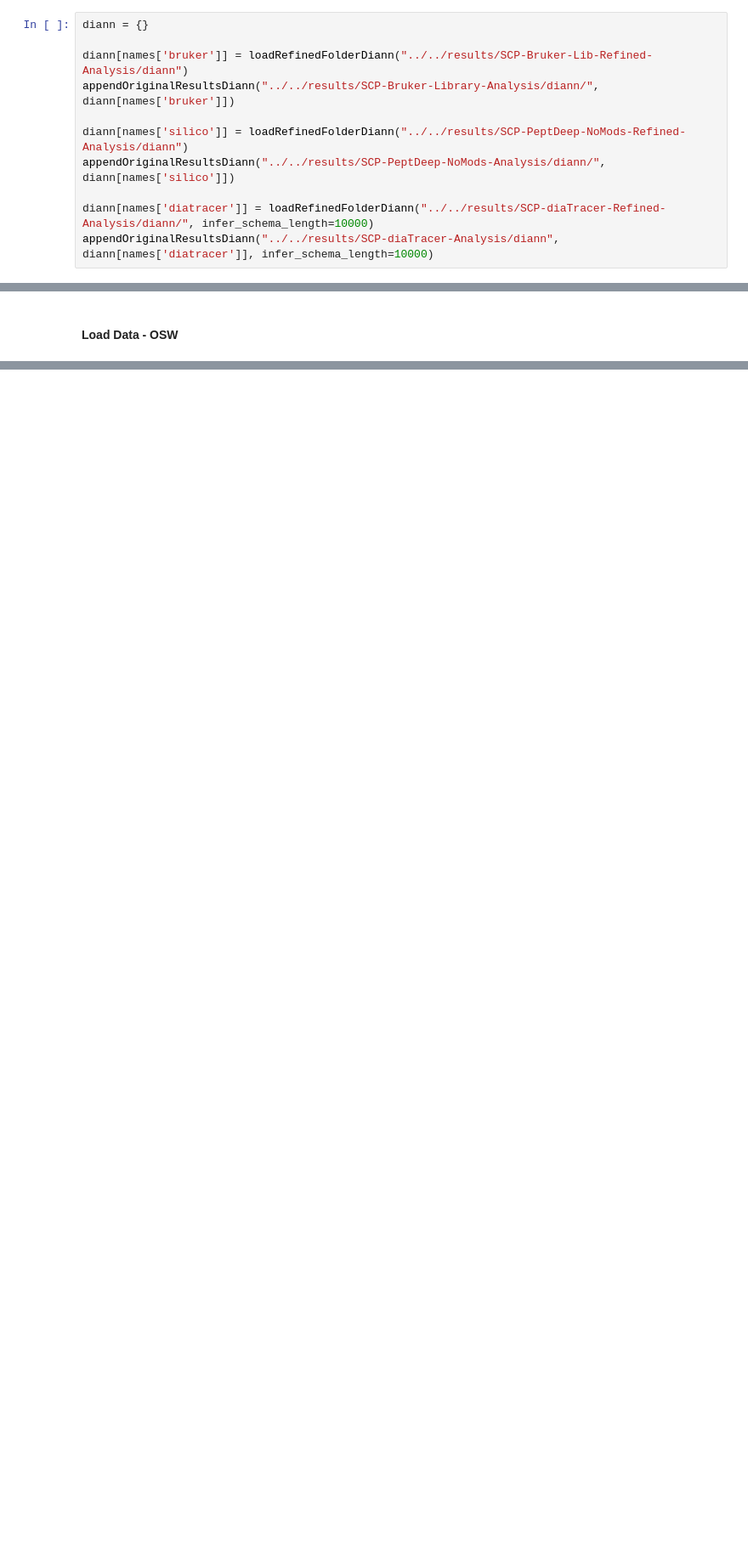
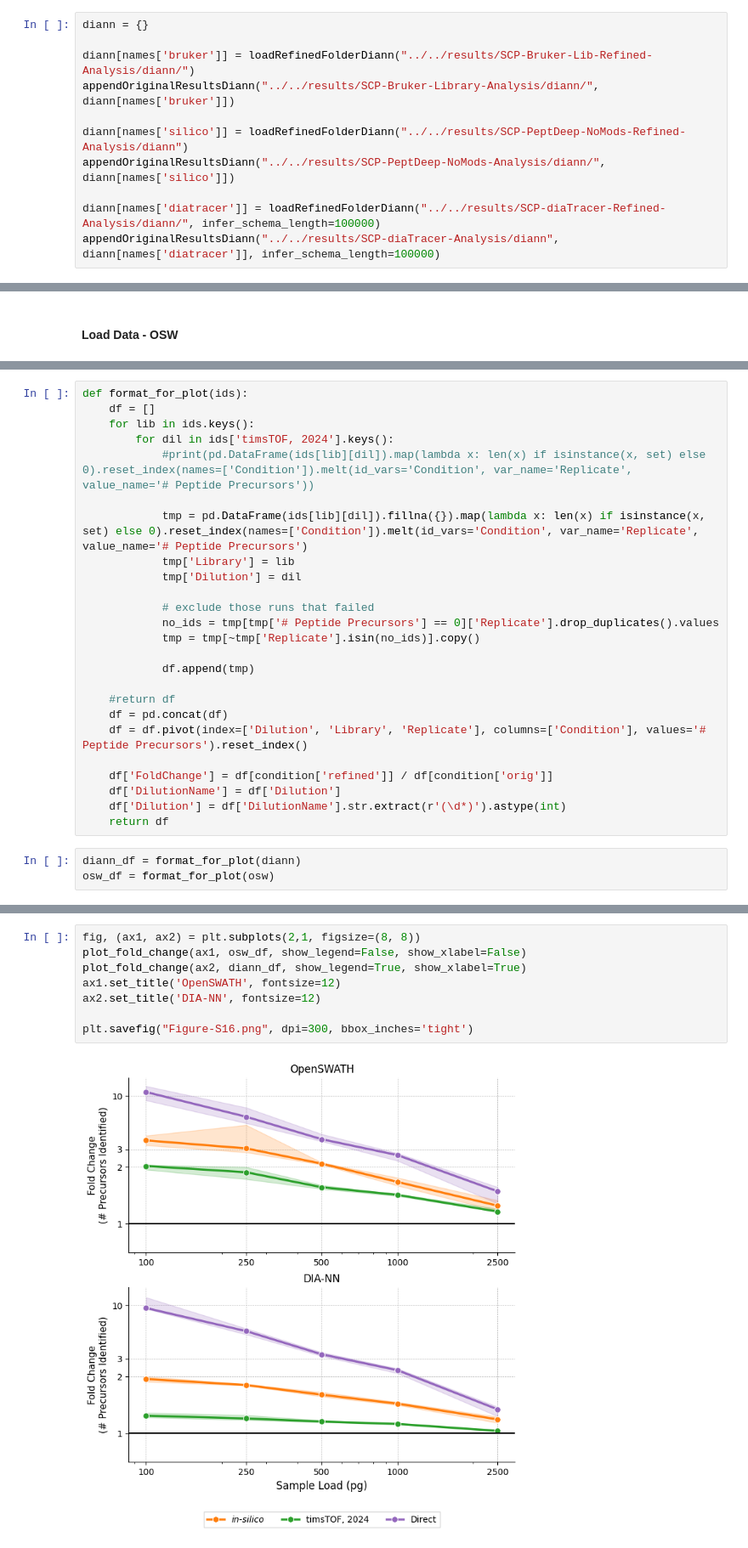
Before and after one commit to jcharkow/reference-based-diaPASEF-Libraries, a Jupyter notebook: figures/Supplemental/Figure-S16.ipynb, the cells around one changed output, grey strips where cells are left out. Shown at 85% size. Saved outputs shown, nothing was run; the diff lists cells and outputs as text; blank space fills up the shorter version.

```diff
--- a/figures/Supplemental/Figure-S16.ipynb
+++ b/figures/Supplemental/Figure-S16.ipynb
@@ -156,12 +140,12 @@ def appendOriginalResultsDiann(diann_dir, rslts, **kwargs):
 # %%
 diann = {}
 
-diann[names['bruker']] = loadRefinedFolderDiann("../../results/SCP-Bruker-Lib-Refined-Analysis/diann")
+diann[names['bruker']] = loadRefinedFolderDiann("../../results/SCP-Bruker-Lib-Refined-Analysis/diann/")
 appendOriginalResultsDiann("../../results/SCP-Bruker-Library-Analysis/diann/", diann[names['bruker']])
 
 diann[names['silico']] = loadRefinedFolderDiann("../../results/SCP-PeptDeep-NoMods-Refined-Analysis/diann")
 appendOriginalResultsDiann("../../results/SCP-PeptDeep-NoMods-Analysis/diann/", diann[names['silico']])
 
-diann[names['diatracer']] = loadRefinedFolderDiann("../../results/SCP-diaTracer-Refined-Analysis/diann/", infer_schema_length=10000)
-appendOriginalResultsDiann("../../results/SCP-diaTracer-Analysis/diann", diann[names['diatracer']], infer_schema_length=10000)
+diann[names['diatracer']] = loadRefinedFolderDiann("../../results/SCP-diaTracer-Refined-Analysis/diann/", infer_schema_length=100000)
+appendOriginalResultsDiann("../../results/SCP-diaTracer-Analysis/diann", diann[names['diatracer']], infer_schema_length=100000)
 # %% [output]
@@ -625,0 +345,28 @@ with sns.plotting_context('notebook', font_scale=1.1):
+# %%
+def format_for_plot(ids):
+    df = []
+    for lib in ids.keys():
+        for dil in ids['timsTOF, 2024'].keys():
+            #print(pd.DataFrame(ids[lib][dil]).map(lambda x: len(x) if isinstance(x, set) else 0).reset_index(names=['Condition']).melt(id_vars='Condition', var_name='Replicate', value_name='# Peptide Precursors'))
+
+            tmp = pd.DataFrame(ids[lib][dil]).fillna({}).map(lambda x: len(x) if isinstance(x, set) else 0).reset_index(names=['Condition']).melt(id_vars='Condition', var_name='Replicate', value_name='# Peptide Precursors')
+            tmp['Library'] = lib
+            tmp['Dilution'] = dil
+
+            # exclude those runs that failed
+            no_ids = tmp[tmp['# Peptide Precursors'] == 0]['Replicate'].drop_duplicates().values
+            tmp = tmp[~tmp['Replicate'].isin(no_ids)].copy()
+
+            df.append(tmp)
+
+    #return df
+    df = pd.concat(df)
+    df = df.pivot(index=['Dilution', 'Library', 'Replicate'], columns=['Condition'], values='# Peptide Precursors').reset_index()
+
+    df['FoldChange'] = df[condition['refined']] / df[condition['orig']]
+    df['DilutionName'] = df['Dilution']
+    df['Dilution'] = df['DilutionName'].str.extract(r'(\d*)').astype(int)
+    return df
+# %%
+diann_df = format_for_plot(diann)
+osw_df = format_for_plot(osw)
@@ -625,0 +423,10 @@ with sns.plotting_context('notebook', font_scale=1.1):
+# %%
+fig, (ax1, ax2) = plt.subplots(2,1, figsize=(8, 8))
+plot_fold_change(ax1, osw_df, show_legend=False, show_xlabel=False)
+plot_fold_change(ax2, diann_df, show_legend=True, show_xlabel=True)
+ax1.set_title('OpenSWATH', fontsize=12)
+ax2.set_title('DIA-NN', fontsize=12)
+
+plt.savefig("Figure-S16.png", dpi=300, bbox_inches='tight')
+# %% [output]
+[figure, added]
```
Also changed, not shown: parts of 20 cells of this notebook, 21 other files.
